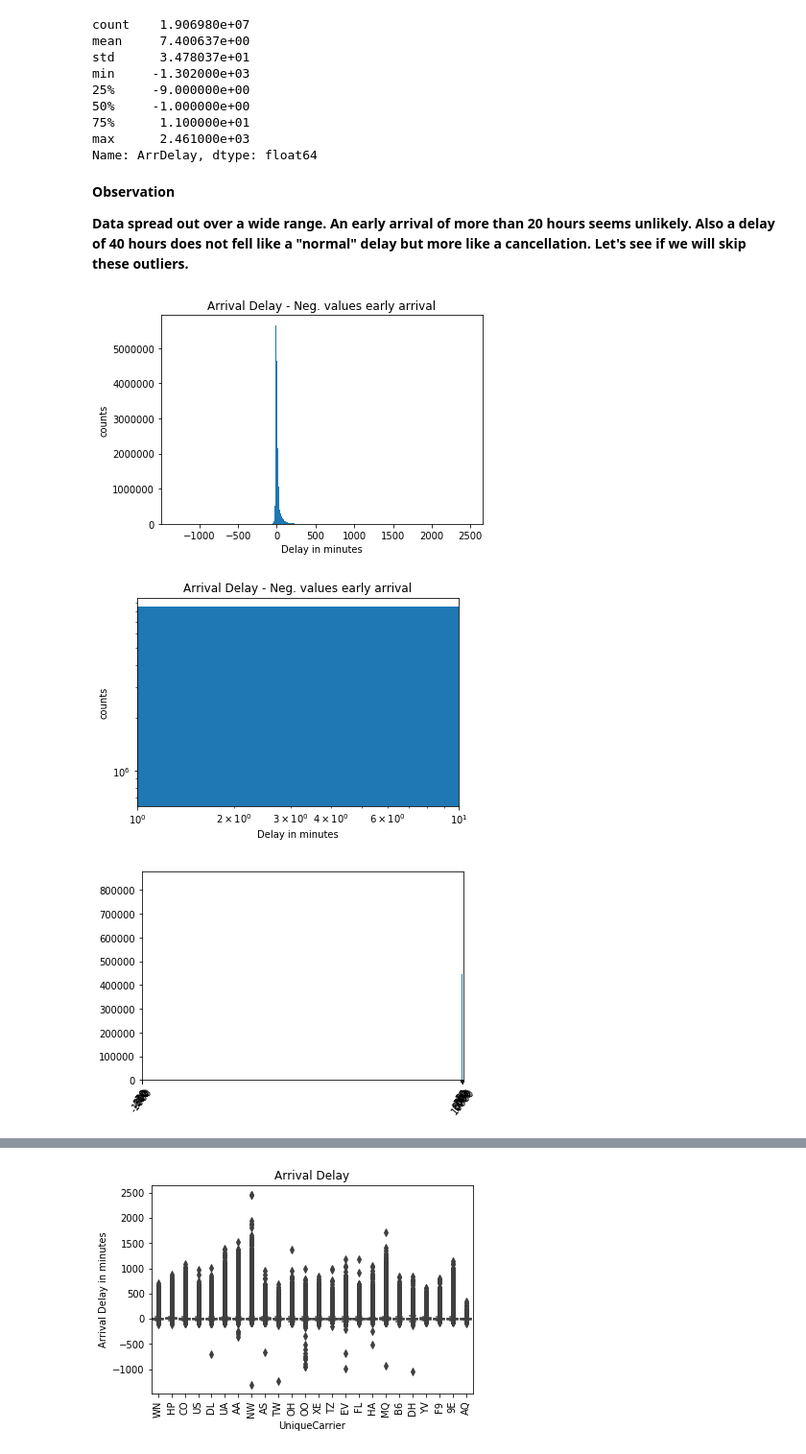
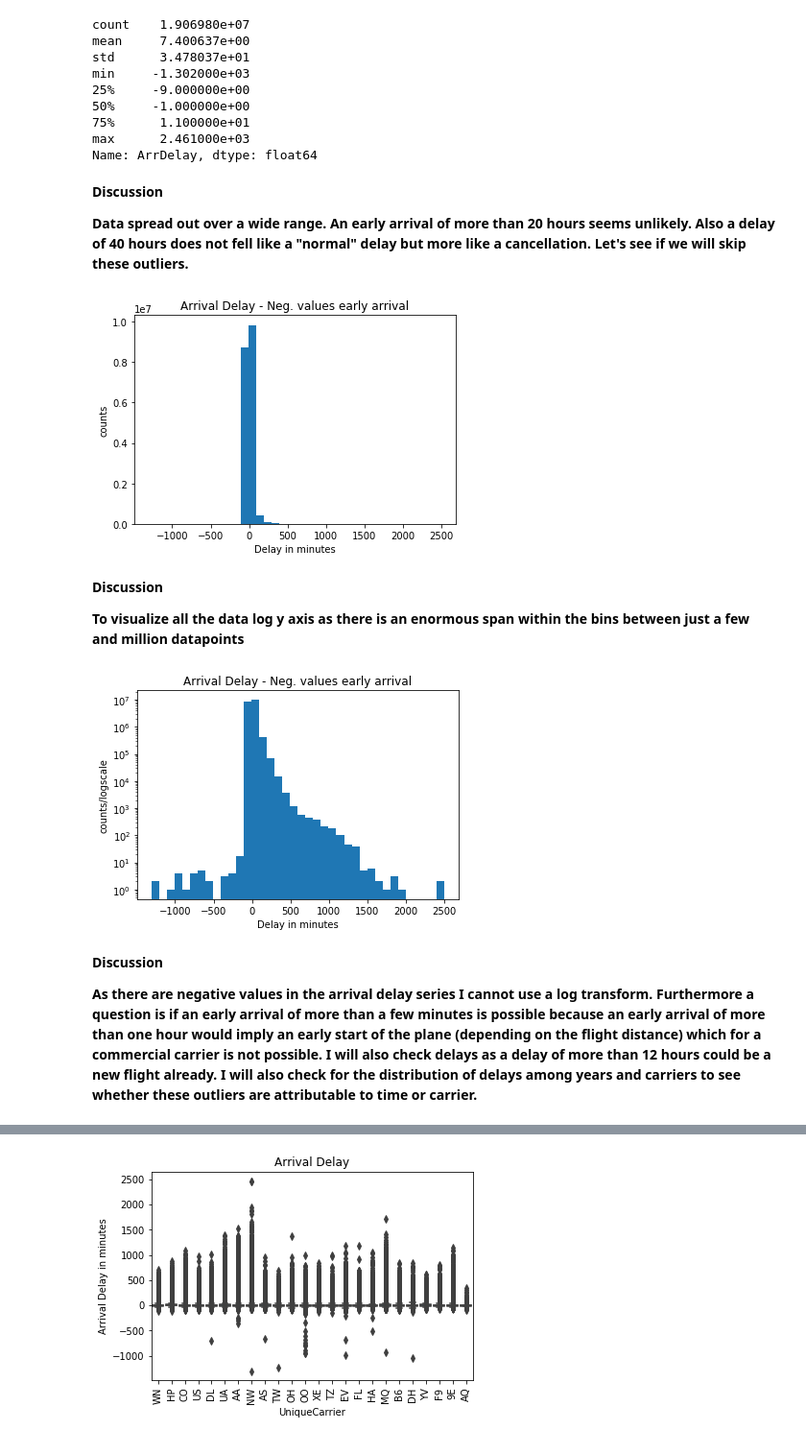
Before and after one commit to ToHa1966/Flights, a Jupyter notebook: Flights.ipynb, the cells around one changed output, grey strips where cells are left out. Shown at 96% size. Cells and saved outputs as stored; diff of their text form; code cells hidden in the pictures.

Commit message:
feat: Add code for analysis of ArrDelay variable

```diff
--- a/Flights.ipynb
+++ b/Flights.ipynb
@@ -529,36 +529,33 @@ min     -1.302000e+03
 max      2.461000e+03
 Name: ArrDelay, dtype: float64
 # %% [markdown]
-**Observation**
+**Discussion**
 
 **Data spread out over a wide range. An early arrival of more than 20 hours seems unlikely. Also a delay of 40 hours does not fell like a "normal" delay but more like a cancellation. Let's see if we will skip these outliers.**
 # %%
 # draw histogram of data
-bin_edges = np.arange(df_cct['ArrDelay'].min(), df_cct['ArrDelay'].max()+ 10 , 10)
+bin_edges = np.arange(df_cct['ArrDelay'].min(), df_cct['ArrDelay'].max()+ 100 , 100)
 plt.hist(data=df_cct, x='ArrDelay', bins=bin_edges);
 plt.xlabel('Delay in minutes')
 plt.ylabel('counts')
 plt.title('Arrival Delay - Neg. values early arrival');
 # %% [output]
-[figure, old version]
+[figure, new version]
+# %% [markdown]
+**Discussion**
+
+**To visualize all the data log y axis as there is an enormous span within the bins between just a few and million datapoints**
 # %%
-bin_edges = 10 ** np.arange(df_cct['ArrDelay'].min(), df_cct['ArrDelay'].max()+ 10 , 10)
+# log scale y axis to get better visualization of data
+bin_edges = np.arange(df_cct['ArrDelay'].min(), df_cct['ArrDelay'].max()+ 100 , 100)
 plt.hist(data=df_cct, x='ArrDelay', bins=bin_edges);
 plt.xlabel('Delay in minutes')
-plt.ylabel('counts')
+plt.ylabel('counts/logscale')
 plt.yscale('log')
-plt.xscale('log')
 plt.title('Arrival Delay - Neg. values early arrival');
 # %% [output]
-[figure, old version]
+[figure, new version]
-# %%
-bin_edges = 10 ** np.arange(-4, 4 + 0.1, 0.1 )
-plt.hist(data = df_cct, x = 'ArrDelay', bins = bin_edges);
-plt.xscale('log')
-tic_loc = [-1000, -600, -300, -100, -60, -30, -10, 10, 30, 60, 100, 300, 600, 1000, 3000, 6000, 10000]
-plt.xticks(tic_loc, tic_loc)
-plt.xticks(rotation=50);
-#plt.xlim(100,25000)
-#plt.yscale('log');
-# %% [output]
-[figure, removed]
+# %% [markdown]
+**Discussion**
+
+**As there are negative values in the arrival delay series I cannot use a log transform. Furthermore a question is if an early arrival of more than a few minutes is possible because an early arrival of more than one hour would imply an early start of the plane (depending on the flight distance) which for a commercial carrier is not possible. I will also check delays as a delay of more than 12 hours could be a new flight already. I will also check for the distribution of delays among years and carriers to see whether these outliers are attributable to time or carrier.**
```
Also changed, not shown: parts of 15 cells of this notebook.
